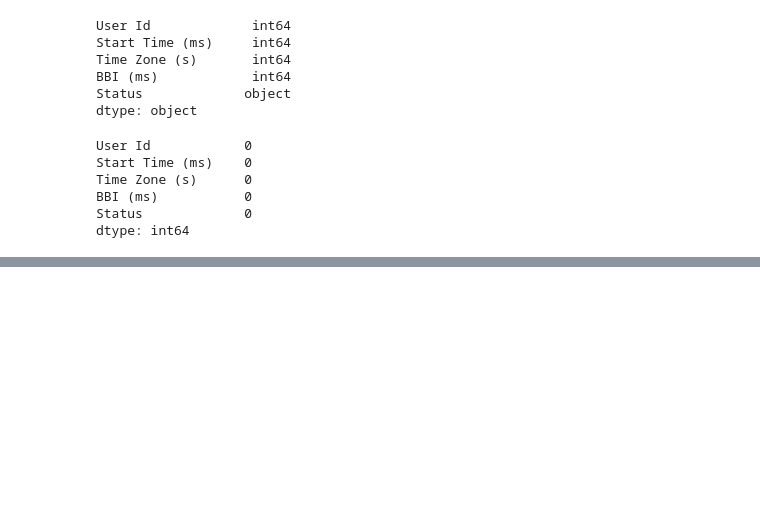
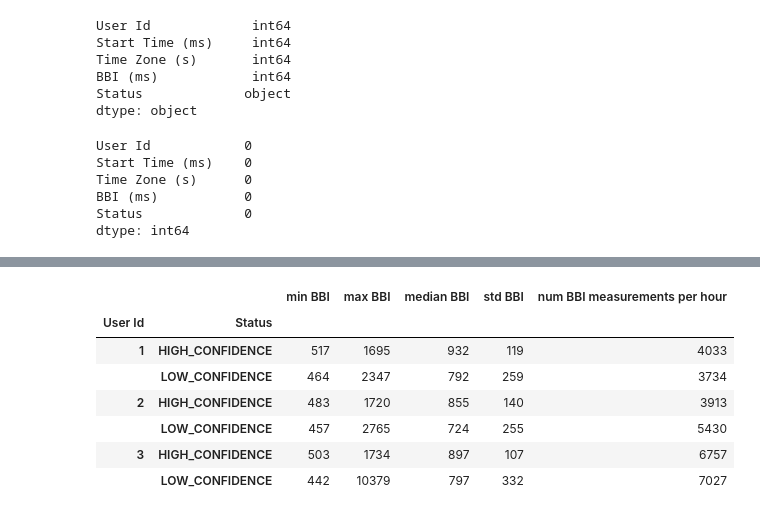
Before and after one commit to mol2people/tiktok_hrv, a Jupyter notebook: eda_hrv.ipynb, the cells around one changed output, grey strips where cells are left out. Cells and saved outputs as stored; diff of their text form; code cells hidden in the pictures; blank space fills up the shorter version.

```diff
--- a/eda_hrv.ipynb
+++ b/eda_hrv.ipynb
@@ -105,0 +151,18 @@ dtype: int64
+# %%
+# let's see how much BBI values vary between users (level0), confidence levels (level1) and hours of the day (level2)
+hour = pd.to_datetime(df['timeLocal_ms'], unit='ms').dt.hour # level2 groupby column
+
+gr = df.groupby(['User Id', 'Status', hour])['BBI (ms)']\
+    .agg(['min', 'max', 'median', 'std', 'size'])
+
+gr.groupby(level=[0,1]).mean().astype(int)\
+    .rename(columns={'size':'num BBI measurements per hour', 'min':'min BBI', 'max':'max BBI', 'median':'median BBI', 'std':'std BBI'})
+# %% [output]
+|  |  | min BBI | max BBI | median BBI | std BBI | num BBI measurements per hour |
+| User Id | Status |  |  |  |  |  |
+| 1 | HIGH_CONFIDENCE | 517 | 1695 | 932 | 119 | 4033 |
+|  | LOW_CONFIDENCE | 464 | 2347 | 792 | 259 | 3734 |
+| 2 | HIGH_CONFIDENCE | 483 | 1720 | 855 | 140 | 3913 |
+|  | LOW_CONFIDENCE | 457 | 2765 | 724 | 255 | 5430 |
+| 3 | HIGH_CONFIDENCE | 503 | 1734 | 897 | 107 | 6757 |
+|  | LOW_CONFIDENCE | 442 | 10379 | 797 | 332 | 7027 |
```
Also changed, not shown: parts of 13 cells of this notebook.
